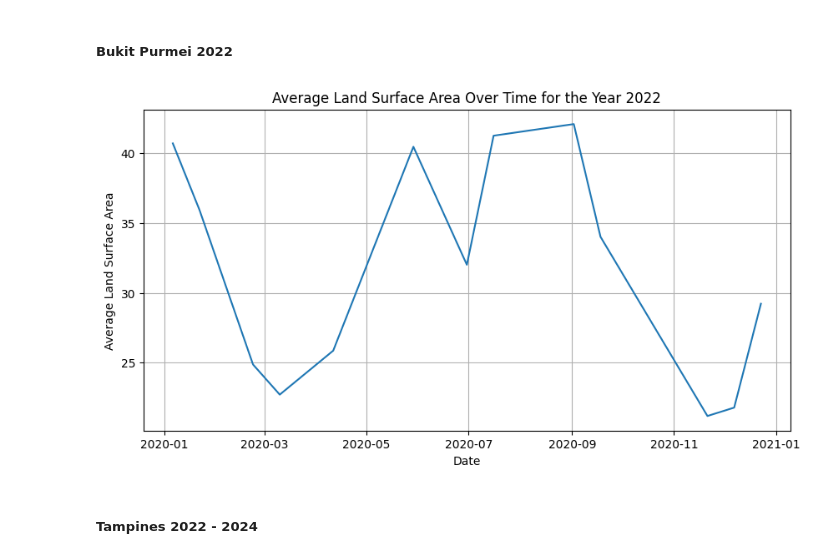
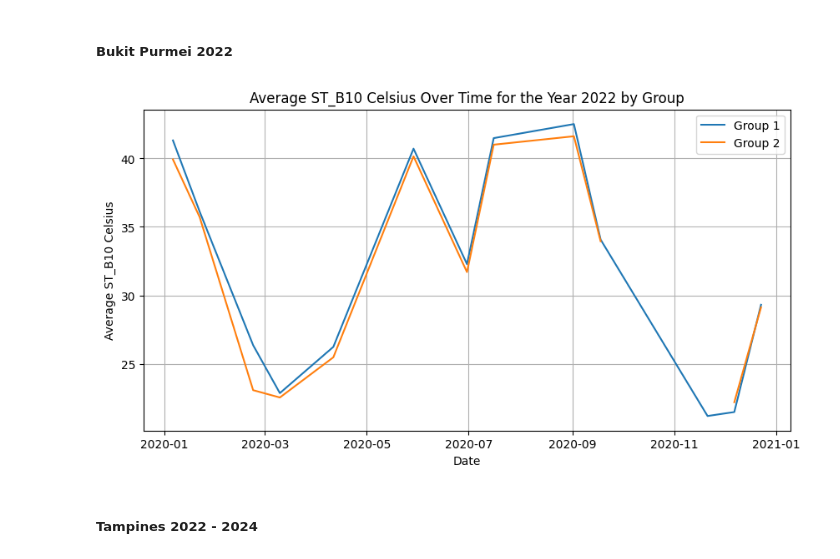
Before and after one commit to dianeteo/ES-Geospatial-Analytics, a Jupyter notebook: 2_landsat/4e_plot_lst_time.ipynb, the cells around one changed output. Cells and saved outputs as stored; diff of their text form; code cells hidden in the pictures.

Commit message:
edit control for bukit purmei

```diff
--- a/2_landsat/4e_plot_lst_time.ipynb
+++ b/2_landsat/4e_plot_lst_time.ipynb
@@ -3,33 +3,42 @@
 # %% [markdown]
 ##### Bukit Purmei 2022
 # %%
-# Bukit Purmei 2022
-
 import pandas as pd
 import matplotlib.pyplot as plt
 
 # Path to the CSV file
-file_path = r"C:\LocalOneDrive\Documents\Desktop\MTI\UHI-Project\MSE-ES-UHI\Data\FilteredData\BukitPurmei\BukitPurmei_Filtered_2020.csv"
+file_path = r"C:\LocalOneDrive\Documents\Desktop\MTI\UHI-Project\MSE-ES-UHI\Data\FilteredData\BukitPurmei\BukitPurmei_Filtered_2020_Blocks.csv"
 
 # Read the CSV file
 bukit_purmei_2022_df = pd.read_csv(file_path)
 
 # Convert 'time' to datetime and filter for the year 2022
 bukit_purmei_2022_df['time'] = pd.to_datetime(bukit_purmei_2022_df['time'])
 
-# Group by 'time' and calculate the average land surface area
-average_surface_area = bukit_purmei_2022_df.groupby(bukit_purmei_2022_df['time'].dt.date)['ST_B10_Celsius'].mean()
+# Map blocks to grouped blocks
+block_group_map = {
+    'polygon_112': 'Group 1',
+    'polygon_114': 'Group 1',
+    'polygon_113': 'Group 2',
+    'polygon_115': 'Group 2'
+}
+bukit_purmei_2022_df['group'] = bukit_purmei_2022_df['block'].map(block_group_map)
+
+# Group by 'group' and 'time', and calculate the average ST_B10_Celsius
+grouped_data = bukit_purmei_2022_df.groupby(['group', bukit_purmei_2022_df['time'].dt.date])['ST_B10_Celsius'].mean().unstack(0)
 
 # Plotting
 plt.figure(figsize=(10, 5))
-plt.plot(average_surface_area.index, average_surface_area.values)
-plt.title('Average Land Surface Area Over Time for the Year 2022')
+for column in grouped_data.columns:
+    plt.plot(grouped_data.index, grouped_data[column], label=column)
+plt.title('Average ST_B10 Celsius Over Time for the Year 2022 by Group')
 plt.xlabel('Date')
-plt.ylabel('Average Land Surface Area')
+plt.ylabel('Average ST_B10 Celsius')
 plt.grid(True)
+plt.legend()
 plt.show()
 # %% [output]
-[figure, old version]
+[figure, new version]
 # %% [markdown]
 ##### Tampines 2022 - 2024
 # %%
```
